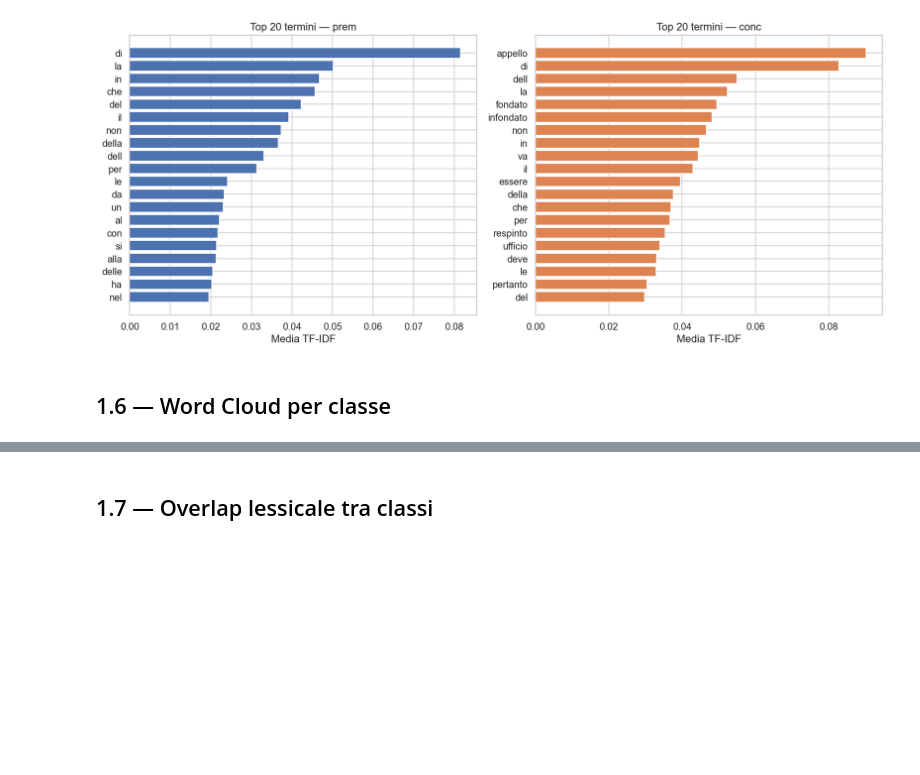
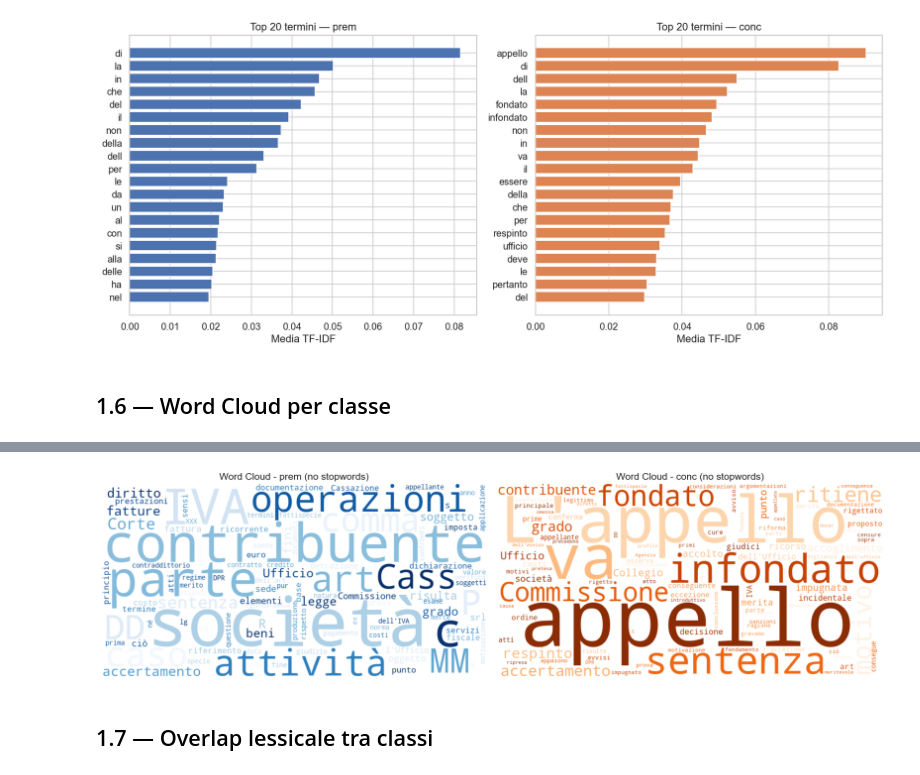
Before and after one commit to battles5/amelia-bertino-legal-nlp, a Jupyter notebook: notebooks/01_eda.ipynb, the cells around one changed output, grey strips where cells are left out. Cells and saved outputs as stored; diff of their text form; code cells hidden in the pictures; blank space fills up the shorter version.

```diff
--- a/notebooks/01_eda.ipynb
+++ b/notebooks/01_eda.ipynb
@@ -255,23 +255,3 @@ plt.show()
 [figure]
 # %% [markdown]
 ## 1.6 — Word Cloud per classe
-# %%
-fig, axes = plt.subplots(1, 2, figsize=(16, 6))
-
-for ax, label, cmap in zip(axes, ["prem", "conc"], ["Blues", "Oranges"]):
-    texts = " ".join(train_df[train_df["Component"] == label]["Text"].tolist())
-    wc = WordCloud(
-        width=800,
-        height=400,
-        max_words=100,
-        colormap=cmap,
-        background_color="white",
-        collocations=False,
-    ).generate(texts)
-    ax.imshow(wc, interpolation="bilinear")
-    ax.set_title(f"Word Cloud — {label}", fontsize=14)
-    ax.axis("off")
-
-fig.tight_layout()
-plt.savefig("../results/plots/wordclouds.png", dpi=150, bbox_inches="tight")
-plt.show()
@@ -280,3 +258,76 @@ plt.show()
+# %%
+# Stopwords italiane complete: articoli, preposizioni, congiunzioni, pronomi,
+# ausiliari, modali, avverbi, particelle.  Manteniamo solo sostantivi e verbi lessicali.
+ITALIAN_STOPWORDS = {
+    # Articoli
+    "il", "lo", "la", "i", "gli", "le", "l", "un", "uno", "una",
+    # Preposizioni semplici
+    "di", "a", "da", "in", "con", "su", "per", "tra", "fra", "ad", "senza",
+    # Preposizioni articolate
+    "del", "dello", "della", "dei", "degli", "delle",
+    "al", "allo", "alla", "ai", "agli", "alle",
+    "dal", "dallo", "dalla", "dai", "dagli", "dalle",
+    "nel", "nello", "nella", "nei", "negli", "nelle",
+    "sul", "sullo", "sulla", "sui", "sugli", "sulle",
+    # Congiunzioni
+    "e", "ed", "o", "od", "ma", "che", "se",
+    "quando", "come", "dove", "mentre",
+    "dunque", "quindi", "pertanto", "ovvero", "oppure",
+    "eppure", "comunque", "infatti", "inoltre", "peraltro",
+    # Pronomi personali / possessivi / relativi / dimostrativi
+    "io", "tu", "egli", "lui", "lei", "noi", "voi", "essi", "esse", "loro",
+    "me", "te", "ci", "vi", "si", "mi", "ti", "ne",
+    "chi", "cui", "quale", "quali",
+    "suo", "sua", "suoi", "sue", "proprio", "propria",
+    "questo", "questa", "questi", "queste",
+    "quello", "quella", "quelli", "quelle", "quel",
+    "stesso", "stessa", "stessi", "stesse",
+    # Ausiliari / copula / modali (tutte le forme frequenti)
+    "essere", "\u00e8", "sono", "era", "erano", "fu", "sia", "siano",
+    "stato", "stata", "stati", "state", "fosse", "fossero",
+    "avere", "ha", "hanno", "aveva", "avevano", "ebbe", "abbia",
+    "abbiano", "avuto", "avrebbe",
+    "potere", "pu\u00f2", "potrebbe", "possono", "possa",
+    "dovere", "deve", "devono", "debba", "dovrebbe",
+    # Avverbi / particelle
+    "non", "pi\u00f9", "anche", "molto", "ancora", "sempre", "mai", "gi\u00e0",
+    "solo", "pure", "circa", "quasi", "poco", "tanto", "quanto",
+    "poi", "cos\u00ec", "ove", "laddove",
+    # Indefiniti
+    "ogni", "tutto", "tutti", "tutta", "tutte",
+    "alcuni", "alcune", "altro", "altra", "altri", "altre",
+    "tale", "tali",
+    # Ordinali / numerali brevi
+    "primo", "secondo", "terzo", "due",
+    # Elisioni e frammenti frequenti
+    "dell", "nell", "all", "sull", "dall", "d", "de", "n",
+    # Verbi generici ad alta frequenza (non specifici del dominio)
+    "fare", "fatto", "fatti", "aver", "esser",
+    "relativo", "relativa", "relativi", "relative",
+}
+
+fig, axes = plt.subplots(1, 2, figsize=(16, 6))
+
+for ax, label, cmap in zip(axes, ["prem", "conc"], ["Blues", "Oranges"]):
+    texts = " ".join(train_df[train_df["Component"] == label]["Text"].tolist())
+    wc = WordCloud(
+        width=800,
+        height=400,
+        max_words=100,
+        colormap=cmap,
+        background_color="white",
+        collocations=False,
+        stopwords=ITALIAN_STOPWORDS,
+    ).generate(texts)
+    ax.imshow(wc, interpolation="bilinear")
+    ax.set_title(f"Word Cloud - {label} (no stopwords)", fontsize=14)
+    ax.axis("off")
+
+fig.tight_layout()
+plt.savefig("../results/plots/wordclouds.png", dpi=150, bbox_inches="tight")
+plt.show()
+# %% [output]
+[figure, added]
 # %% [markdown]
 ## 1.7 — Overlap lessicale tra classi
 # %%
```
Also changed, not shown: parts of 1 cell of this notebook.
